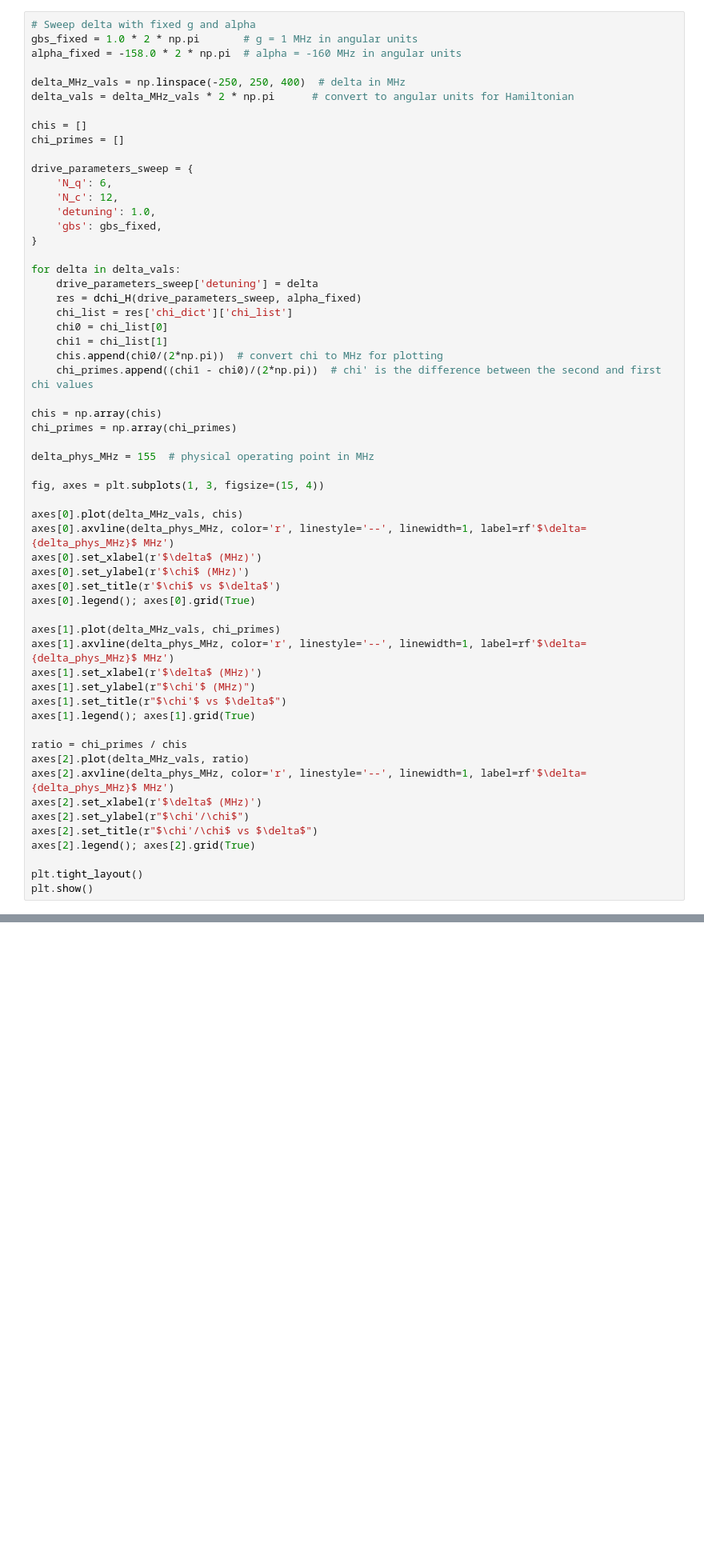
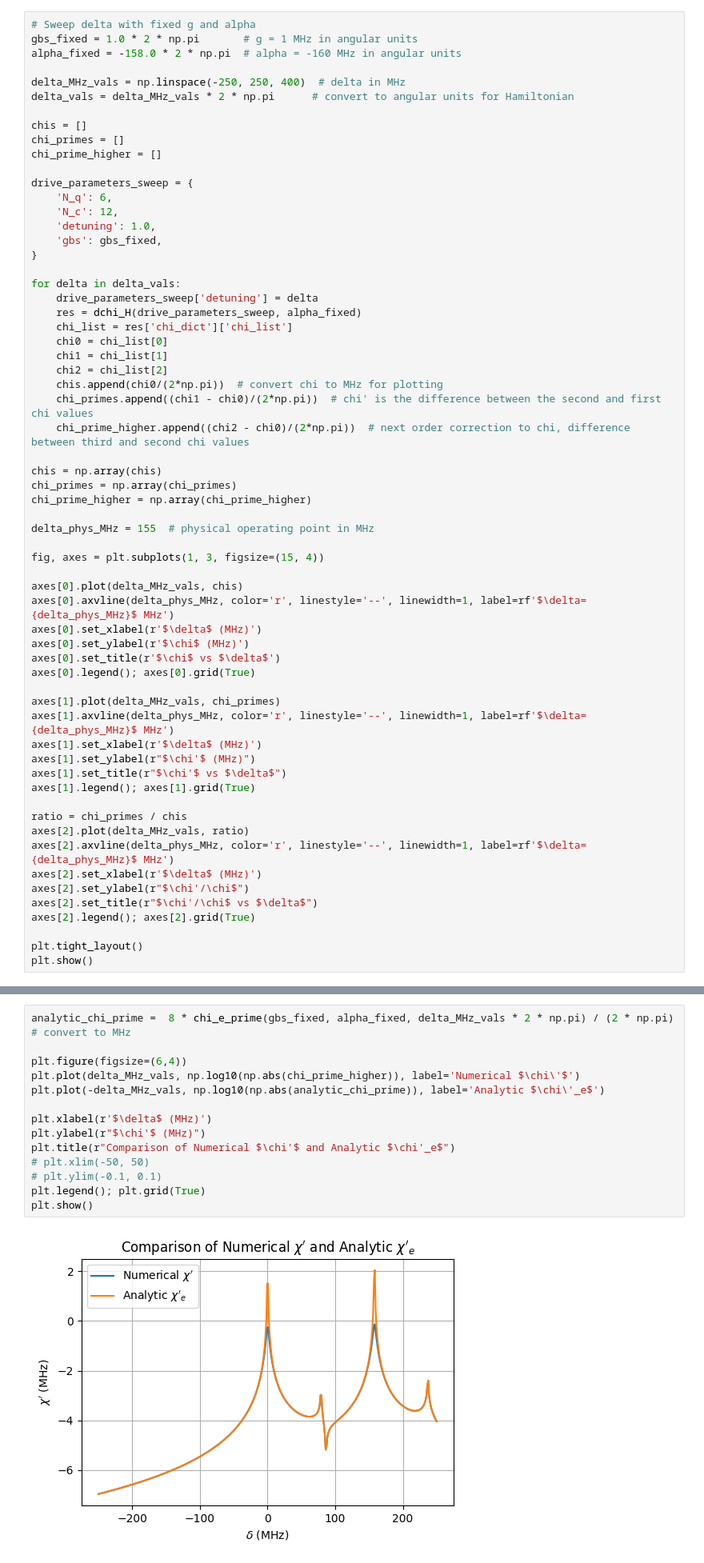
Before and after one commit to TunmayGerg/quantum-simulation-code, a Jupyter notebook: Optimal control/dchi_static.ipynb, the cells around one changed output, grey strips where cells are left out. Shown at 80% size. Drawn from its saved outputs; the diff is of its cells as text; blank space fills up the shorter version.

```diff
--- a/Optimal control/dchi_static.ipynb
+++ b/Optimal control/dchi_static.ipynb
@@ -77,6 +77,7 @@ delta_vals = delta_MHz_vals * 2 * np.pi      # convert to angular units for Hami
 
 chis = []
 chi_primes = []
+chi_prime_higher = []
 
 drive_parameters_sweep = {
     'N_q': 6,
@@ -91,11 +92,14 @@ for delta in delta_vals:
     chi_list = res['chi_dict']['chi_list']
     chi0 = chi_list[0]
     chi1 = chi_list[1]
+    chi2 = chi_list[2]
     chis.append(chi0/(2*np.pi))  # convert chi to MHz for plotting
     chi_primes.append((chi1 - chi0)/(2*np.pi))  # chi' is the difference between the second and first chi values
+    chi_prime_higher.append((chi2 - chi0)/(2*np.pi))  # next order correction to chi, difference between third and second chi values
 
 chis = np.array(chis)
 chi_primes = np.array(chi_primes)
+chi_prime_higher = np.array(chi_prime_higher)
 
 delta_phys_MHz = 155  # physical operating point in MHz
 
@@ -127,6 +131,22 @@ plt.tight_layout()
 plt.show()
 # %% [output]
 [figure]
+# %%
+analytic_chi_prime =  8 * chi_e_prime(gbs_fixed, alpha_fixed, delta_MHz_vals * 2 * np.pi) / (2 * np.pi)  # convert to MHz
+
+plt.figure(figsize=(6,4))
+plt.plot(delta_MHz_vals, np.log10(np.abs(chi_prime_higher)), label='Numerical $\chi\'$')
+plt.plot(-delta_MHz_vals, np.log10(np.abs(analytic_chi_prime)), label='Analytic $\chi\'_e$')
+
+plt.xlabel(r'$\delta$ (MHz)')
+plt.ylabel(r"$\chi'$ (MHz)")
+plt.title(r"Comparison of Numerical $\chi'$ and Analytic $\chi'_e$")
+# plt.xlim(-50, 50)
+# plt.ylim(-0.1, 0.1)
+plt.legend(); plt.grid(True)
+plt.show()
+# %% [output]
+[figure, added]
 # %%
 chis[250]
 # %% [output]
```
Also changed, not shown: parts of 6 cells of this notebook, 2 other files.
